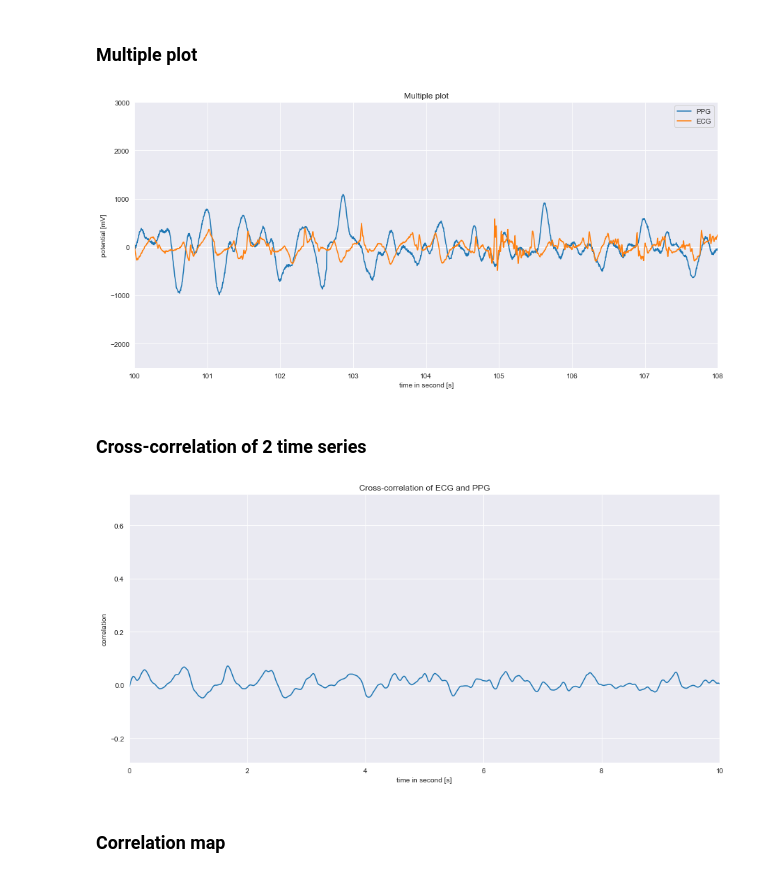
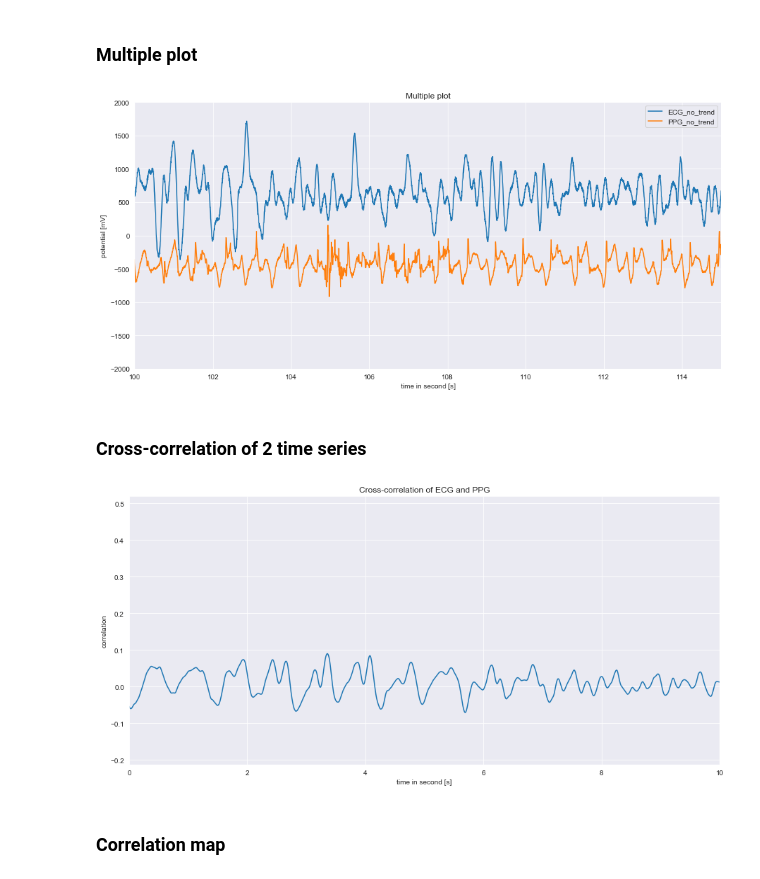
Before and after one commit to WillyOtule/Geste-et-intelligence-artificielle-HRV-fatigue, a Jupyter notebook: main_notebook.ipynb, the cells around one changed output. Saved outputs shown, nothing was run; the diff lists cells and outputs as text; code cells hidden in the pictures.

```diff
--- a/main_notebook.ipynb
+++ b/main_notebook.ipynb
@@ -216,19 +216,16 @@ def plot_dataframe(df, windows_low_x, windows_high_x, windows_low_y, windows_hig
     ### DataFrame plot ###
     ######################
 
-    time = np.linspace(0, np.shape(df.PPG.values)[0] / frequency_sampling, np.shape(df.PPG.values)[0])
+    time = np.linspace(0, np.shape(df.PPG.values)[0] / frequency_sampling, np.shape(df.PPG.values)[0]) # same time for all components
+
     plt.figure(figsize=(15, 7))
-    if mask=='all':
+    if mask =='all':
         for counter, col in enumerate(df.columns):
-            plt.plot(time, df[col] - counter*df[col].apply(np.std), label=col)
+            plt.plot(time, df[col] + counter*(-1)**(counter)*df[col].std(), label=col)
     else:
-        for col in mask:
-            if col == 'ECG':
-                plt.plot(time, df[col + '_no_trend'] + df[col + '_no_trend'].apply(np.std), label=col)
-            if col == 'PPG':
-                plt.plot(time, df[col + '_no_trend'] - df[col + '_no_trend'].apply(np.std), label=col)
-            elif col != 'ECG' and col !='PPG':
-                plt.plot(time, df[col ], label=col)
+        for counter, col in enumerate(df.columns):
+            if col in mask:
+                plt.plot(time, df[col] + counter*(-1)**(counter)*df[col].std(), label=col)
 
     plt.legend()
     plt.xlabel("time in second [s]")
@@ -438,16 +435,16 @@ plot_fourier(df.PPG_no_trend, windows_freq_min=0.01, windows_freq_max=20, log_sc
 # %% [markdown]
 ### Multiple plot
 # %%
-mask = ['PPG','ECG']
-plot_dataframe(df, windows_low_x=100, windows_high_x=108, windows_low_y=-2500, windows_high_y=3000, mask=mask)
+mask = ['ECG_no_trend','PPG_no_trend']
+plot_dataframe(df, windows_low_x=100, windows_high_x=115, windows_low_y=-2000, windows_high_y=2000, mask=mask)
 # %% [output]
-[figure, old version]
+[figure, new version]
 # %% [markdown]
 ### Cross-correlation of 2 time series
 # %%
-plot_cross_correlation(df.apply(np.abs),.01,0,10)
+plot_cross_correlation(df.apply(np.abs),.1,0,10)
 # %% [output]
-[figure, old version]
+[figure, new version]
 # %% [markdown]
 ### Correlation map
 # %%
```
Also changed, not shown: parts of 14 cells of this notebook.
